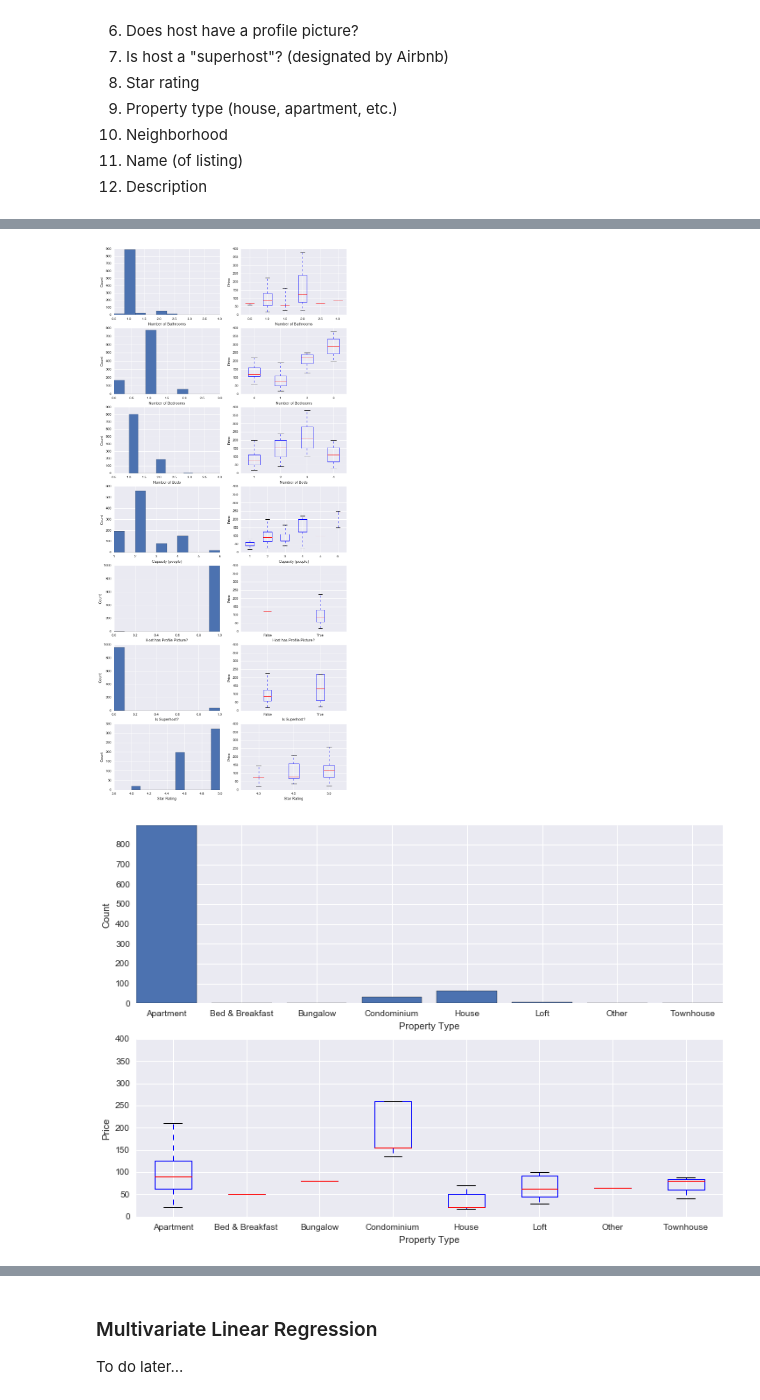
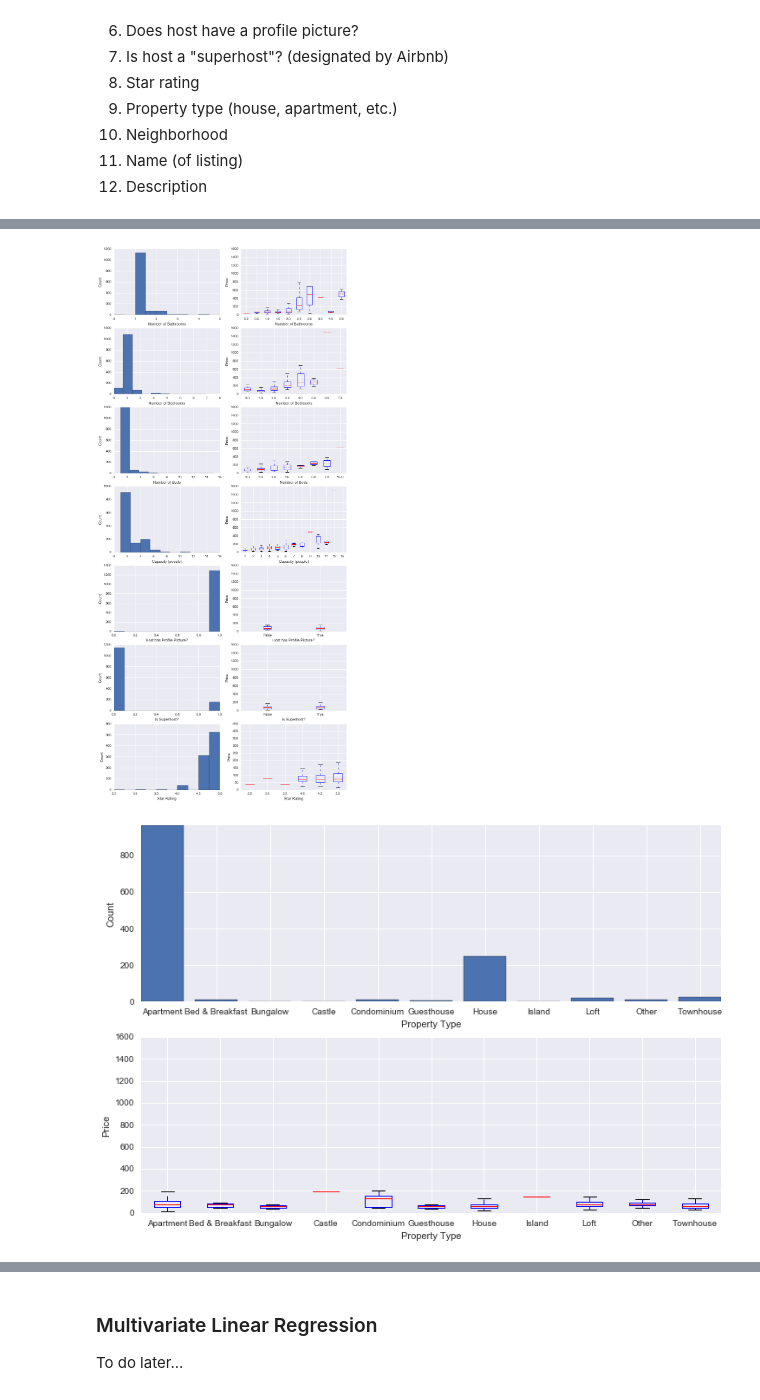
Before and after one commit to shouvikmani/AirbnbDataAnalysis, a Jupyter notebook: Analyzing_Airbnb_in_New_York_City.ipynb, the cells around one changed output, grey strips where cells are left out. Cells and saved outputs as stored; diff of their text form; code cells hidden in the pictures.

```diff
--- a/Analyzing_Airbnb_in_New_York_City.ipynb
+++ b/Analyzing_Airbnb_in_New_York_City.ipynb
@@ -116,6 +115,6 @@ You can run the `airbnb-client.py` script in this directory by running the follo
 
 The results will be saved to `airbnb-results.csv`. We will store this csv in a Pandas DataFrame.
 # %%
-airbnbDF = pd.read_csv("airbnb-results.csv")
+airbnbDF = pd.read_csv("data/airbnb-results.csv").drop_duplicates()
 airbnbDF.head(3)
 # %% [output]
@@ -194,7 +193,7 @@ Before we jump into any regression, let's use some visualizations to get an idea
 #### Categorical Variables
 We can create histograms and conditional box plots to visualize the relationship between the categorical variables (everything except neighborhood, name and description) and price.
 # %%
-def plotHistogram(xlabel):
+def plotHistogram(airbnbDF, name, xlabel):
     allValues = airbnbDF[name].dropna()   # Dropping NA for box plot
     plt.hist(allValues)
     plt.xlabel(xlabel)
@@ -225,36 +224,36 @@ def plotBoxPlot(airbnbDF, name, xlabel, includeXTicks=True):
 # Categorical variables except property type
 variables = [
     {'name': 'bathrooms', 'xlabel': 'Number of Bathrooms'},
     {'name': 'bedrooms', 'xlabel': 'Number of Bedrooms'},
     {'name': 'beds', 'xlabel': 'Number of Beds'},
     {'name': 'person_capacity', 'xlabel': 'Capacity (people)'},
     {'name': 'host_has_profile_pic', 'xlabel': 'Host has Profile Picture?'},
     {'name': 'host_is_superhost', 'xlabel': 'Is Superhost?'},
     {'name': 'star_rating', 'xlabel': 'Star Rating'}
 ]
 
 plt.figure(figsize=(12,32))
 for i, var in enumerate(variables):
     name = var['name']
     xlabel = var['xlabel']
     # Plot histogram
     plt.subplot(8, 2, 2*i+1)
-    plotHistogram(xlabel)
+    plotHistogram(airbnbDF, name, xlabel)
     # Plot box plot
     plt.subplot(8, 2, 2*i+2)
     plotBoxPlot(airbnbDF, name, xlabel)
 
 # Property type categorical variable
 name = 'property_type'
 xlabel = 'Property Type'
 plt.figure(figsize=(12,8))
 plt.subplot(2, 1, 1)
 plotBarPlot(airbnbDF, name, xlabel)
 plt.subplot(2, 1, 2)
 plotBoxPlot(airbnbDF, name, xlabel)
 # %% [output]
-[figure, old version]
+[figure, new version]
-[figure, old version]
+[figure, new version]
 # %% [markdown]
 It appears that...
 
```
Also changed, not shown: parts of 10 cells of this notebook, 4 other files.
